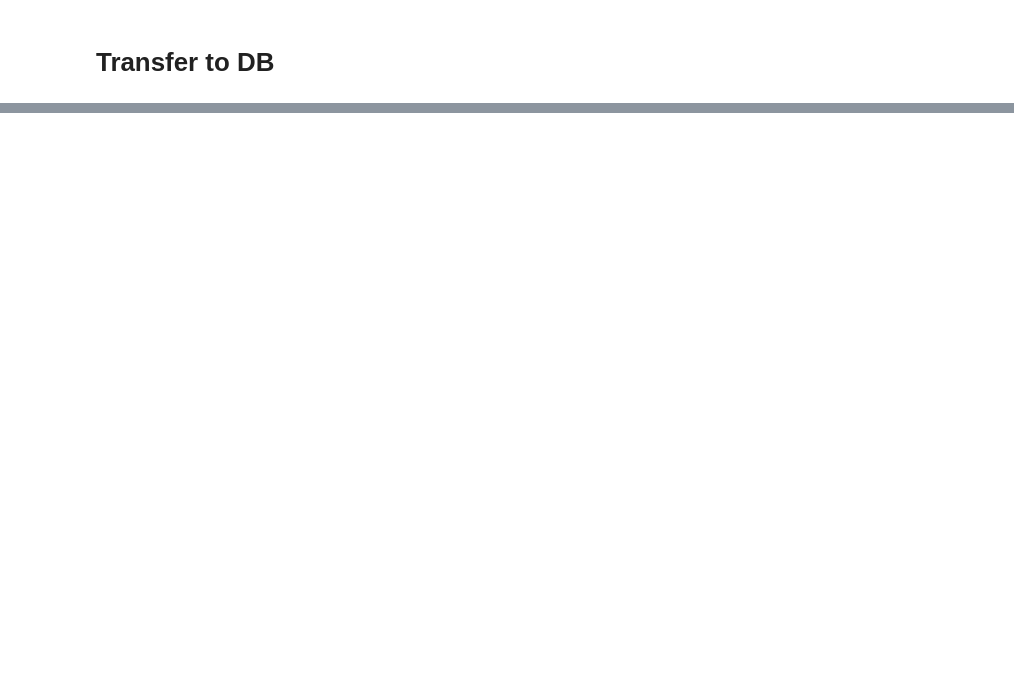
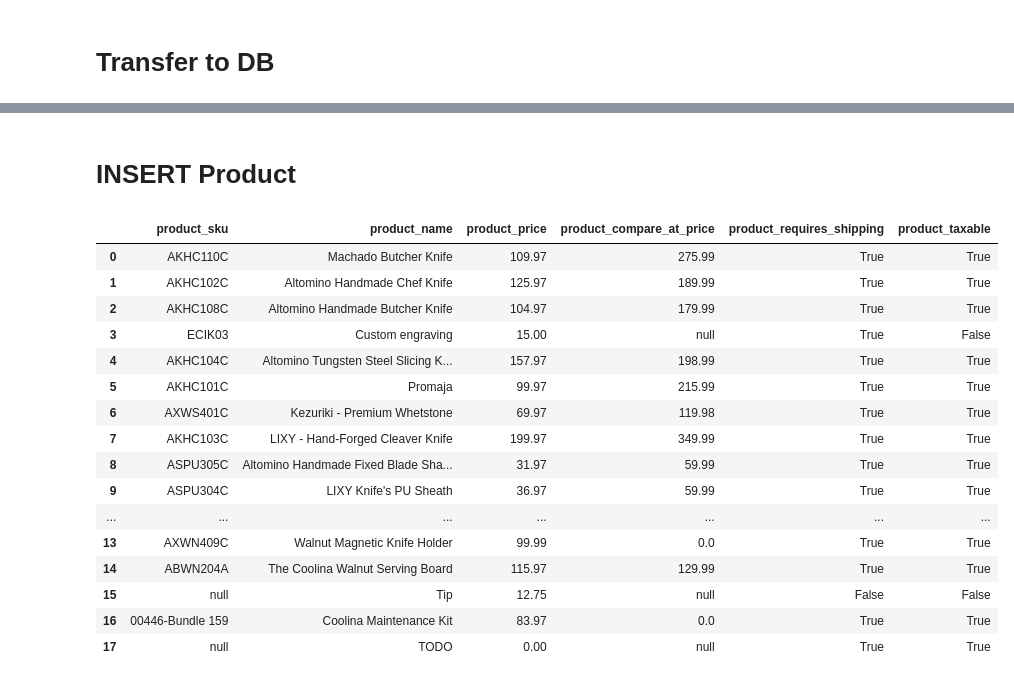
Before and after one commit to ArmenMadoyan/E-Commerce-DB-Dashboard, a Jupyter notebook: coolina.ipynb, the cells around one changed output, grey strips where cells are left out. Drawn from its saved outputs; the diff is of its cells as text; code cells hidden in the pictures; blank space fills up the shorter version.

Commit message:
Changed DB structure and edited insert methods

```diff
--- a/coolina.ipynb
+++ b/coolina.ipynb
@@ -173,0 +123,32 @@ order
+# %%
+def Make_Product_Table(df):
+    product = df[
+        ['Lineitem sku', 'Lineitem name', 'Lineitem price',
+         'Lineitem compare at price','Lineitem requires shipping',
+         'Lineitem taxable']
+    ].copy()
+
+    product['Lineitem name'] = product["Lineitem name"].drop_duplicates()
+    product = product[product["Lineitem name"].notna()]
+    product['Lineitem price'] = product["Lineitem price"].drop_duplicates()
+
+    product = product[product["Lineitem price"].notna()]
+    product.fillna('null', inplace = True)
+
+    #Map Proper names
+    product.rename(columns =
+                    {
+                        'Lineitem sku':'product_sku',
+                        'Lineitem name':'product_name',
+                        'Lineitem price':'product_price',
+                        'Lineitem compare at price':'product_compare_at_price',
+                        'Lineitem requires shipping':'product_requires_shipping',
+                        'Lineitem taxable':'product_taxable',
+                    },
+
+                   inplace = True
+                  )
+
+    product.reset_index(drop = True, inplace = True)
+
+    return product
@@ -231,0 +271,22 @@ Record inserted
+# %% [markdown]
+# INSERT Product
+# %%
+product
+# %% [output]
+|  | product_sku | product_name | product_price | product_compare_at_price | product_requires_shipping | product_taxable |
+| 0 | AKHC110C | Machado Butcher Knife | 109.97 | 275.99 | True | True |
+| 1 | AKHC102C | Altomino Handmade Chef Knife | 125.97 | 189.99 | True | True |
+| 2 | AKHC108C | Altomino Handmade Butcher Knife | 104.97 | 179.99 | True | True |
+| 3 | ECIK03 | Custom engraving | 15.00 | null | True | False |
+| 4 | AKHC104C | Altomino Tungsten Steel Slicing K... | 157.97 | 198.99 | True | True |
+| 5 | AKHC101C | Promaja | 99.97 | 215.99 | True | True |
+| 6 | AXWS401C | Kezuriki - Premium Whetstone | 69.97 | 119.98 | True | True |
+| 7 | AKHC103C | LIXY - Hand-Forged Cleaver Knife | 199.97 | 349.99 | True | True |
+| 8 | ASPU305C | Altomino Handmade Fixed Blade Sha... | 31.97 | 59.99 | True | True |
+| 9 | ASPU304C | LIXY Knife's PU Sheath | 36.97 | 59.99 | True | True |
+| ... | ... | ... | ... | ... | ... | ... |
+| 13 | AXWN409C | Walnut Magnetic Knife Holder | 99.99 | 0.0 | True | True |
+| 14 | ABWN204A | The Coolina Walnut Serving Board | 115.97 | 129.99 | True | True |
+| 15 | null | Tip | 12.75 | null | False | False |
+| 16 | 00446-Bundle 159 | Coolina Maintenance Kit | 83.97 | 0.0 | True | True |
+| 17 | null | TODO | 0.00 | null | True | True |
```
Also changed, not shown: parts of 16 cells of this notebook, 1 other file.
